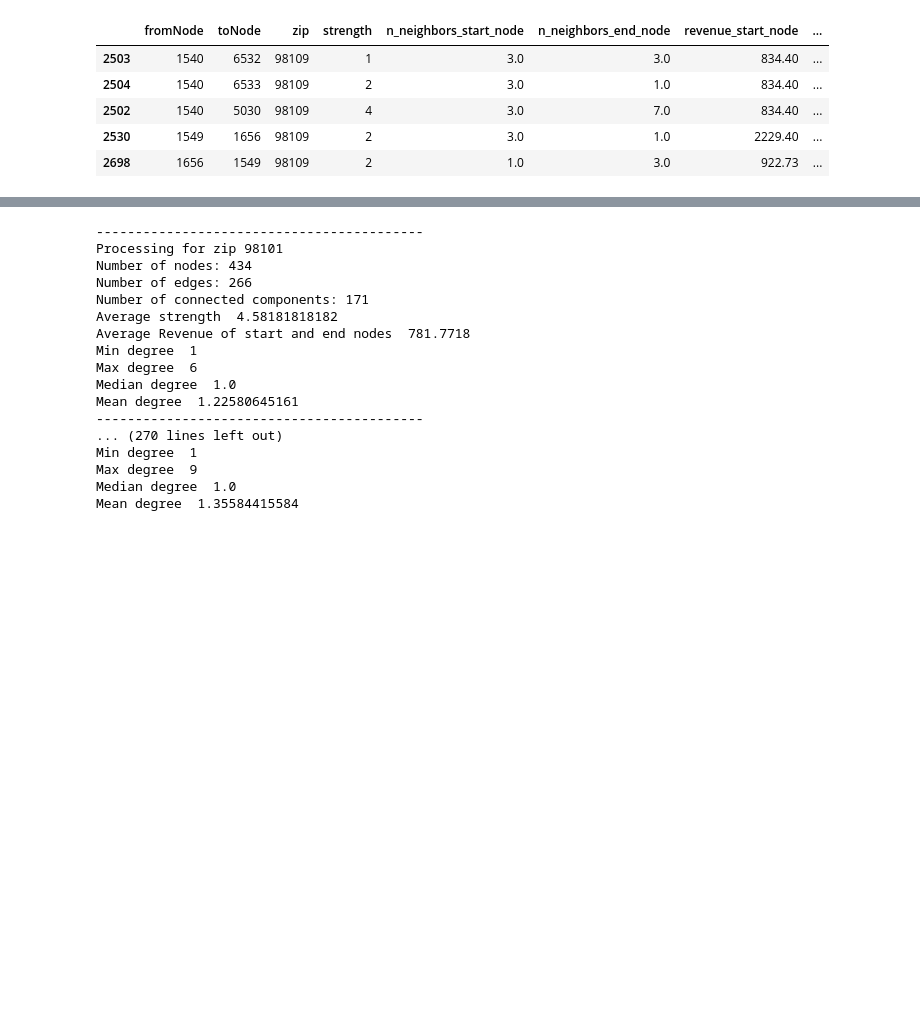
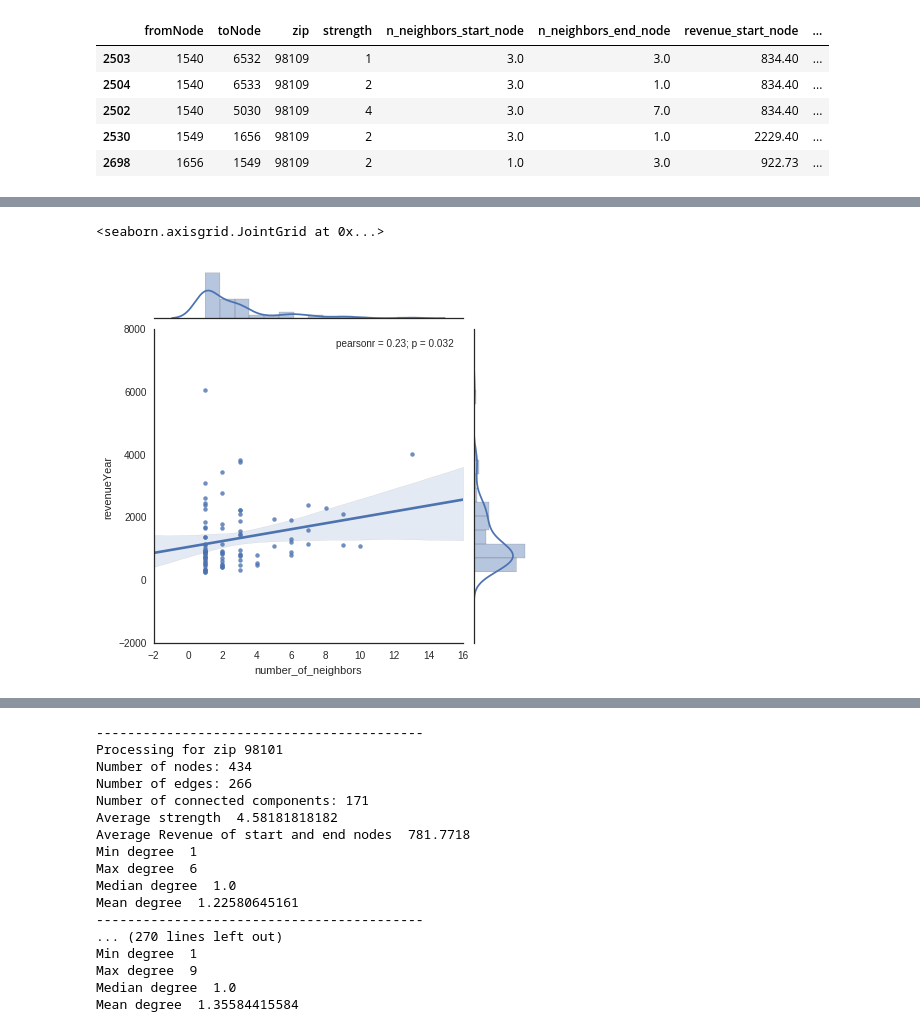
Before and after one commit to wgharbi/DataVis, a Jupyter notebook: Networks Strategy Case.ipynb, the cells around one changed output, grey strips where cells are left out. Drawn from its saved outputs; the diff is of its cells as text; code cells hidden in the pictures; blank space fills up the shorter version.

```diff
--- a/Networks Strategy Case.ipynb
+++ b/Networks Strategy Case.ipynb
@@ -813,0 +816,10 @@ sns.plt.title('Number of shoppers by zip code for biggest connected component')
+# %%
+ nodes_gcc = G0.nodes()
+# %%
+G0_nodes = pd.DataFrame()
+G0_nodes = nodes[nodes['node'].isin(nodes_gcc)]
+# %%
+sns.jointplot(x='number_of_neighbors', y="revenueYear", data=G0_nodes, size=6,  kind="reg")
+# %% [output]
+<seaborn.axisgrid.JointGrid at 0x...>
+[figure, added]
```
Also changed, not shown: parts of 6 cells of this notebook.
